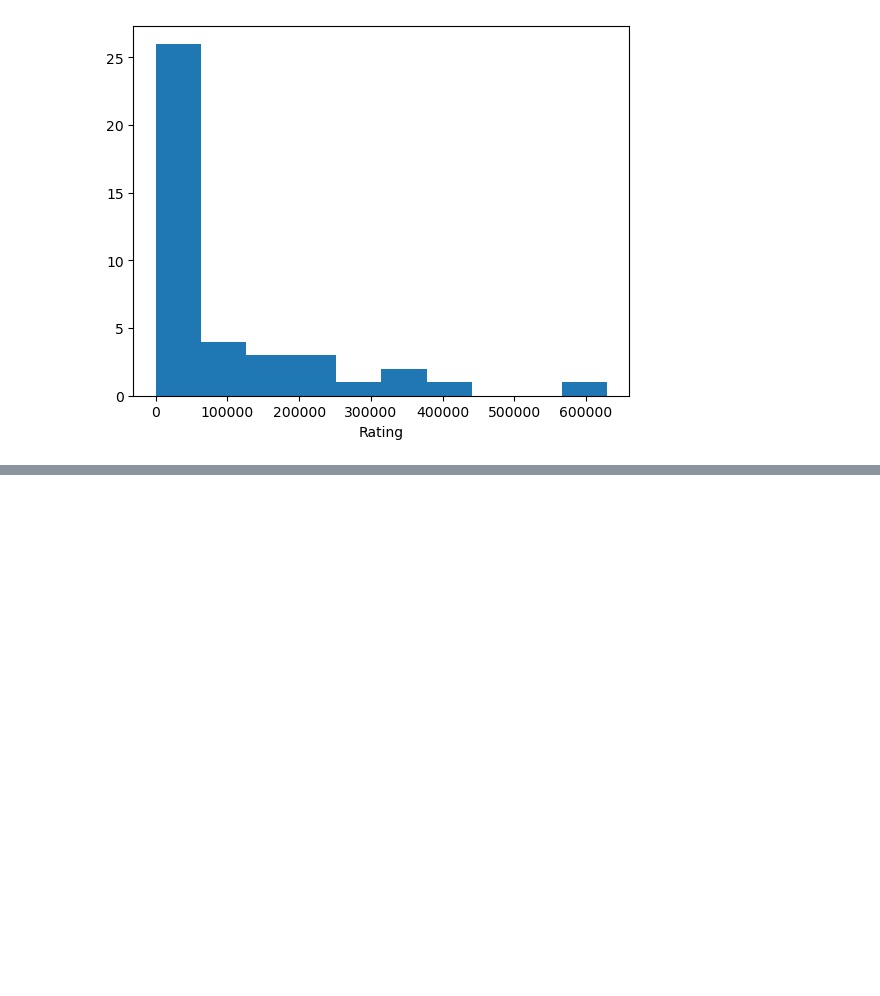
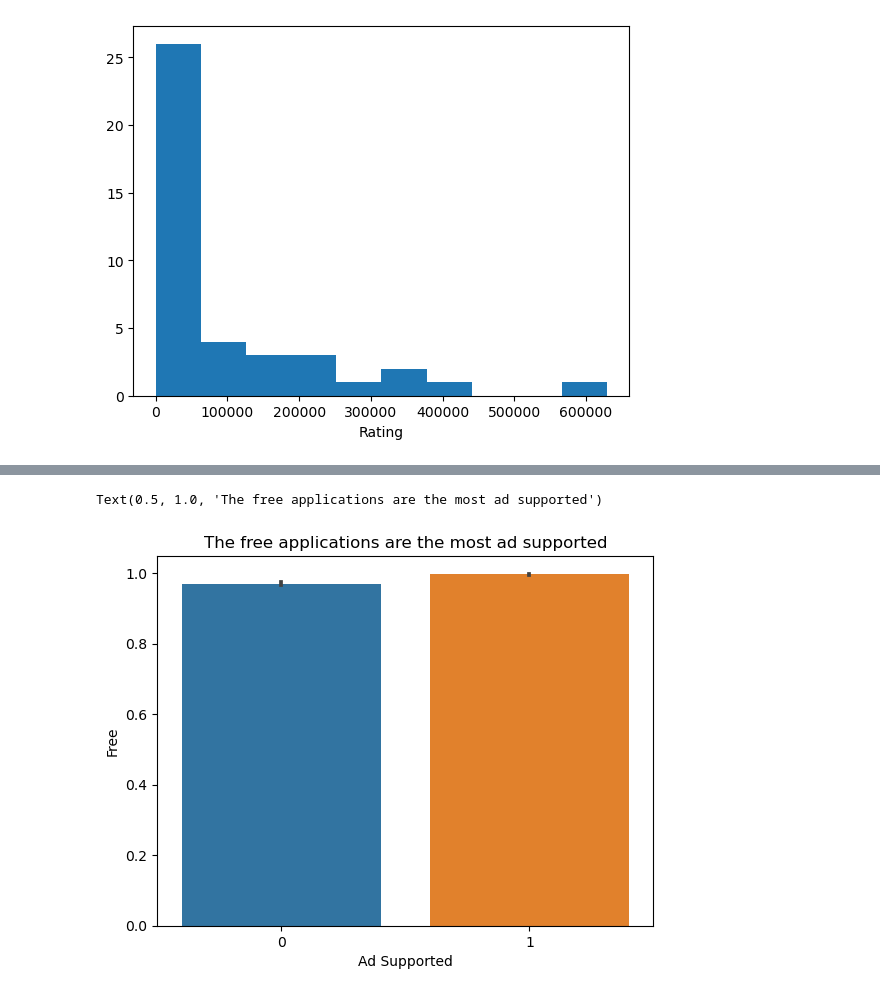
Before and after one commit to LouLan99/User-Rating-Prediction-Model, a Jupyter notebook: notebooks/01-data-loading-cleaning copy.ipynb, the cells around one changed output, grey strips where cells are left out. Drawn from its saved outputs; the diff is of its cells as text; code cells hidden in the pictures; blank space fills up the shorter version.

```diff
--- a/notebooks/01-data-loading-cleaning copy.ipynb
+++ b/notebooks/01-data-loading-cleaning copy.ipynb
@@ -574,0 +578,6 @@ TypeError: no numeric data to plot
+# %%
+sns.barplot(x = 'Ad Supported', y = 'Free', data = df)
+plt.title('The free applications are the most ad supported')
+# %% [output]
+Text(0.5, 1.0, 'The free applications are the most ad supported')
+[figure, added]
```
Also changed, not shown: parts of 10 cells of this notebook.
